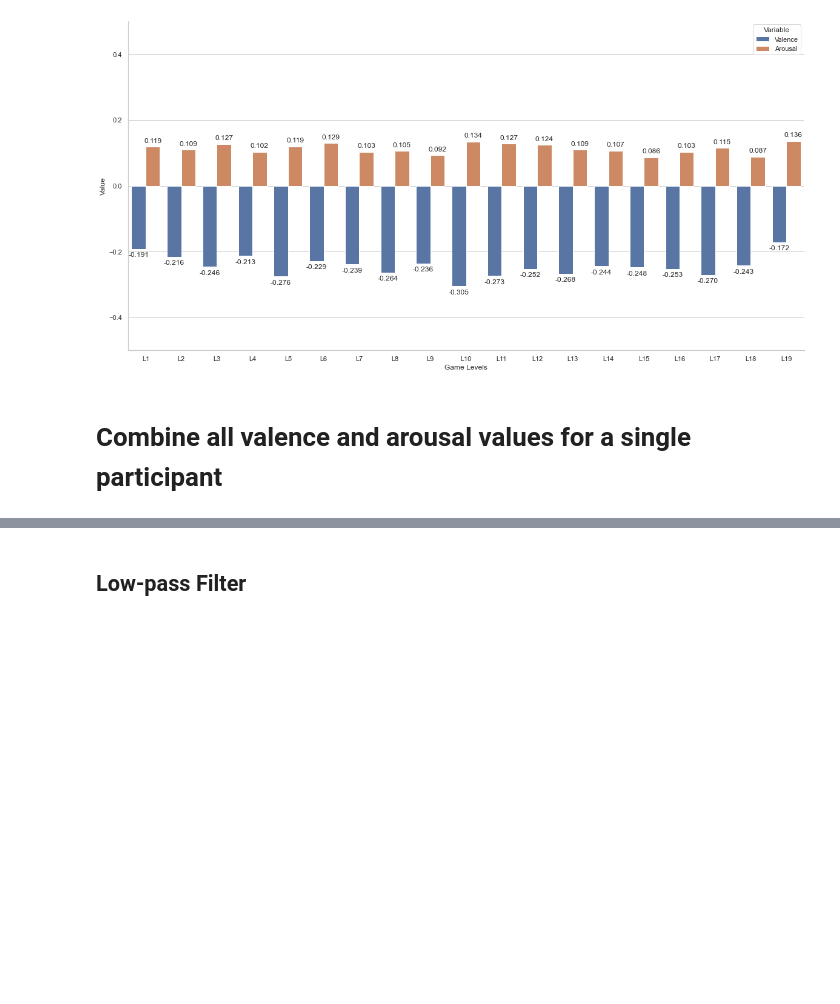
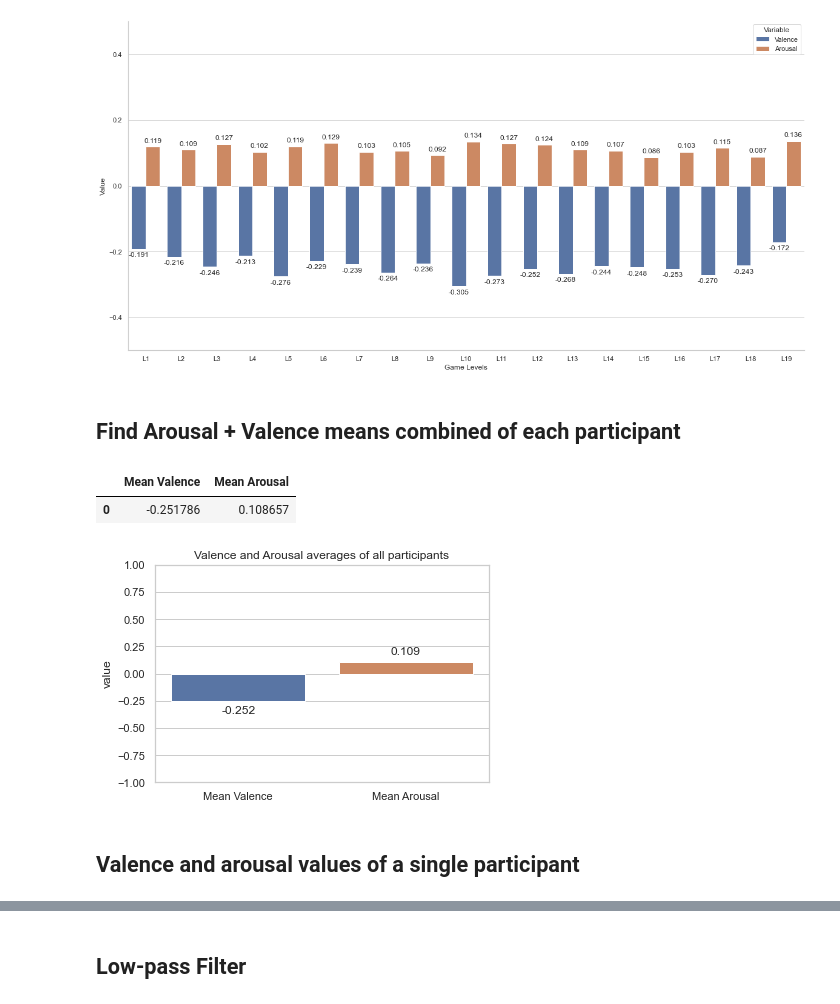
Before and after one commit to dovii/MPC-Data-Analysis, a Jupyter notebook: LevelAnalysis.ipynb, the cells around one changed output, grey strips where cells are left out. Saved outputs shown, nothing was run; the diff lists cells and outputs as text; code cells hidden in the pictures; blank space fills up the shorter version.

Commit message:
Find Arousal + Valence means combined of each participant

```diff
--- a/LevelAnalysis.ipynb
+++ b/LevelAnalysis.ipynb
@@ -362,8 +362,34 @@ plt.ylim(bottom = -0.5,top = 0.5)
 add_value_labels(ax1)
 # %% [output]
 [figure]
+# %% [markdown]
+## Find Arousal + Valence means combined of each participant
+# %%
+participantAV = pd.concat([p1.iloc[:, 0:2], p2.iloc[:, 0:2], p3.iloc[:, 0:2], p4.iloc[:, 0:2], p5.iloc[:, 0:2],
+                          p6.iloc[:, 0:2], p7.iloc[:, 0:2], p8.iloc[:,0:2], p9.iloc[:, 0:2], p10.iloc[:, 0:2],
+                          p11.iloc[:, 0:2], p12.iloc[:, 0:2], p13.iloc[:, 0:2]],
+                         axis=0, ignore_index=True)
+
+
+participantValenceScore = participantAV.Valence.mean()
+participantArousalScore = participantAV.Arousal.mean()
+# %%
+participantAVmean = pd.DataFrame([participantValenceScore, participantArousalScore]).T
+participantAVmean.columns = ["Mean Valence", "Mean Arousal"]
+
+participantAVmean
+# %% [output]
+|  | Mean Valence | Mean Arousal |
+| 0 | -0.251786 | 0.108657 |
+# %%
+ax = sns.barplot(data=participantAVmean)
+ax.set(ylabel='value', title='Valence and Arousal averages of all participants')
+ax.set(ylim=(-1, 1))
+add_value_labels(ax)
+# %% [output]
+[figure, added]
 # %% [markdown]
-# Combine all valence and arousal values for a single participant
+## Valence and arousal values of a single participant
 # %%
 av1 = p1.iloc[:, 0:2]
 av2 = p2.iloc[:, 0:2]
```
Also changed, not shown: parts of 6 cells of this notebook.
